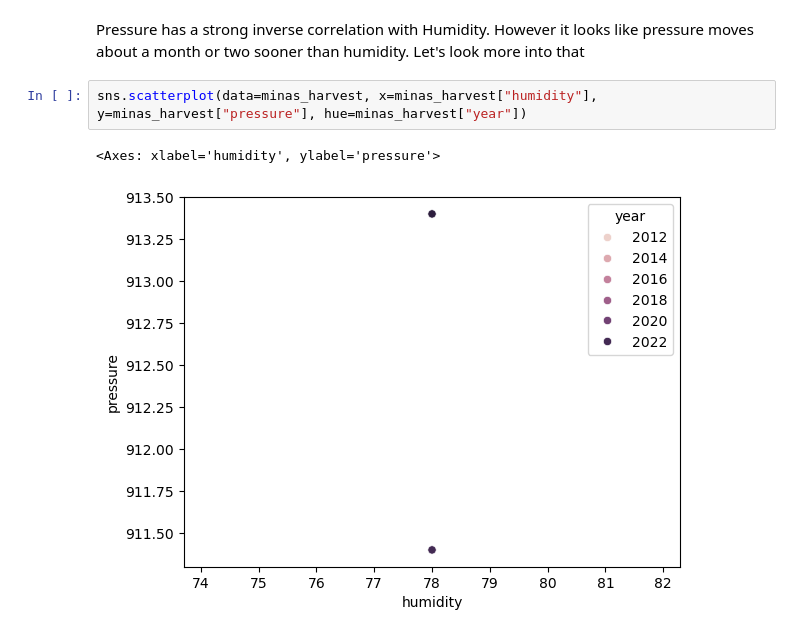
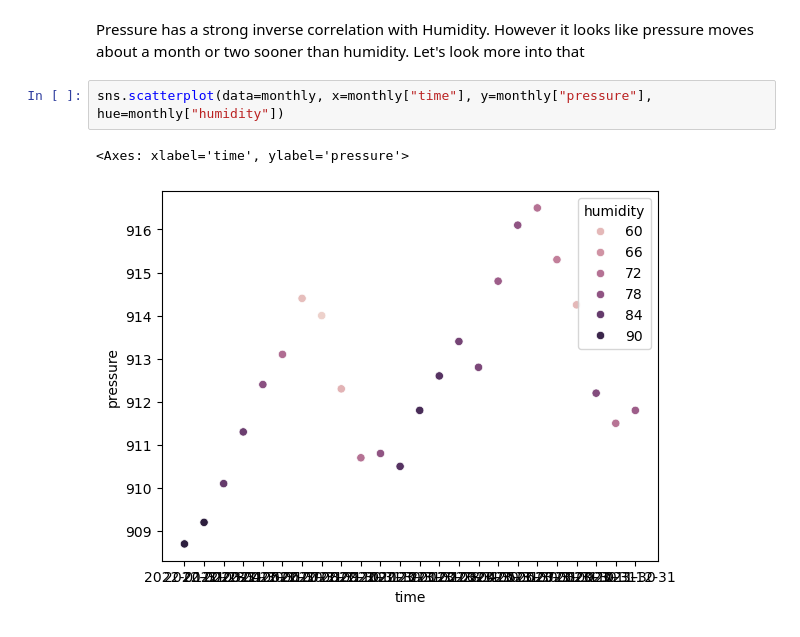
Before and after one commit to theslater11/WeatherDataMG, a Jupyter notebook: weather_api/notebooks/explore_weather.ipynb, the cells around one changed output. Saved outputs shown, nothing was run; the diff lists cells and outputs as text.

```diff
--- a/weather_api/notebooks/explore_weather.ipynb
+++ b/weather_api/notebooks/explore_weather.ipynb
@@ -201,7 +153,7 @@ sns.lineplot(monthly["pressure"])
 # %% [markdown]
 Pressure has a strong inverse correlation with Humidity. However it looks like pressure moves about a month or two sooner than humidity. Let's look more into that
 # %%
-sns.scatterplot(data=minas_harvest, x=minas_harvest["humidity"], y=minas_harvest["pressure"], hue=minas_harvest["year"])
+sns.scatterplot(data=monthly, x=monthly["time"], y=monthly["pressure"], hue=monthly["humidity"])
 # %% [output]
-<Axes: xlabel='humidity', ylabel='pressure'>
+<Axes: xlabel='time', ylabel='pressure'>
-[figure, old version]
+[figure, new version]
```
Also changed, not shown: parts of 12 cells of this notebook.
